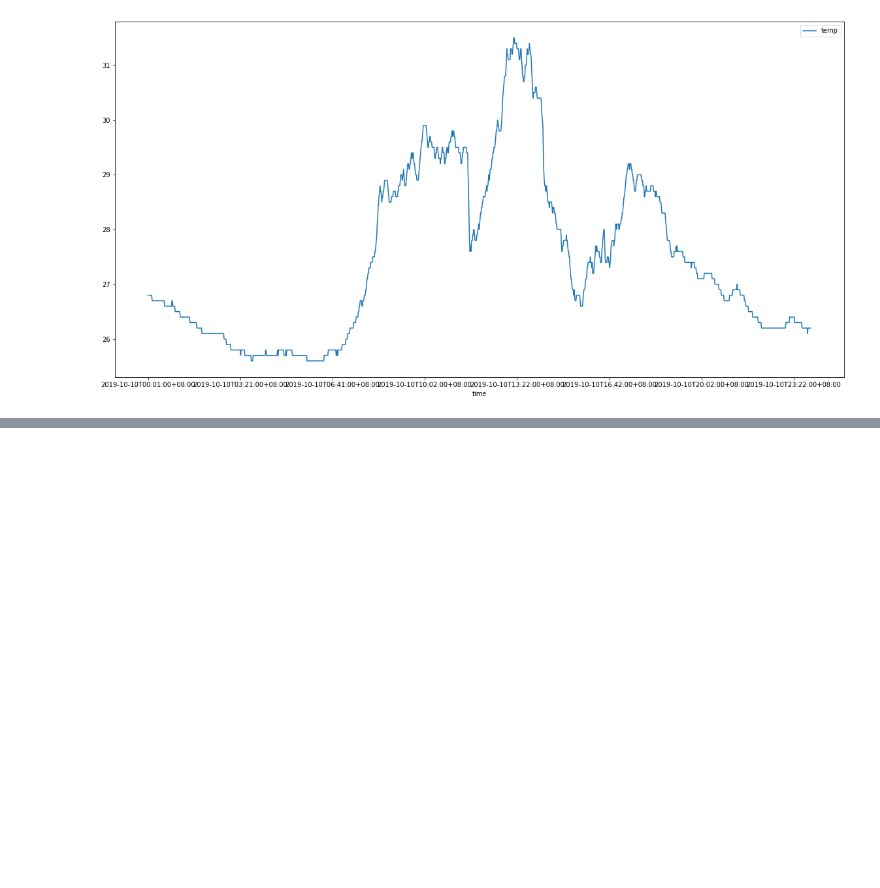
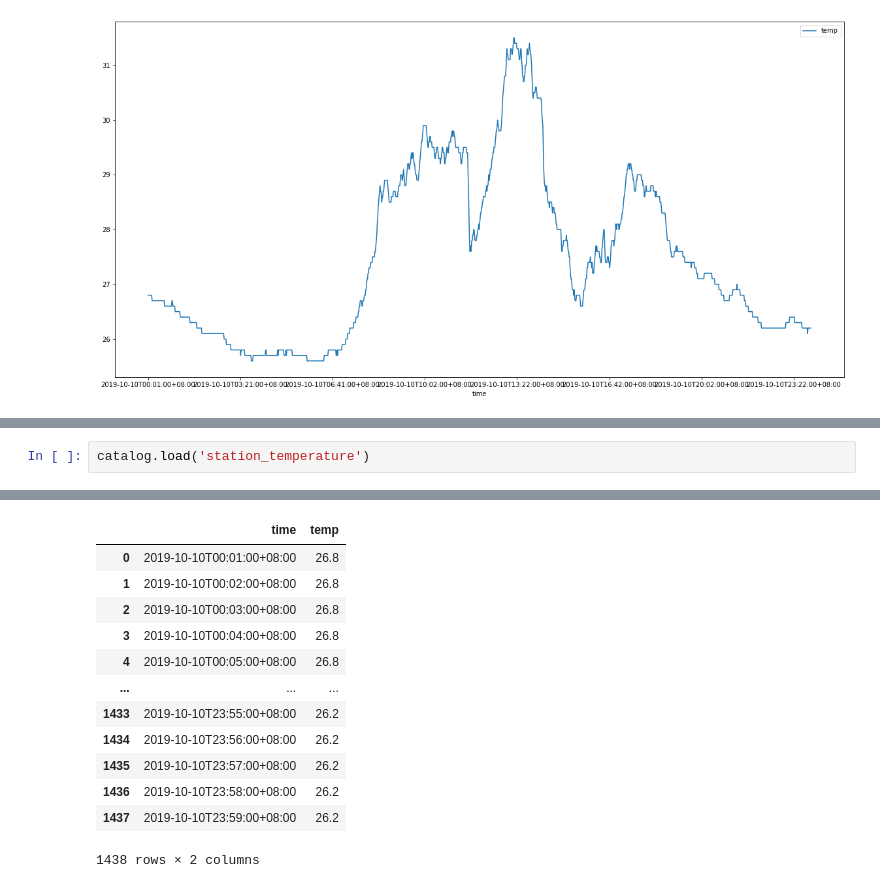
Before and after one commit to Saitop/sg_agi, a Jupyter notebook: notebooks/temperature_nodes.ipynb, the cells around one changed output, grey strips where cells are left out. Drawn from its saved outputs; the diff is of its cells as text; blank space fills up the shorter version.

```diff
--- a/notebooks/temperature_nodes.ipynb
+++ b/notebooks/temperature_nodes.ipynb
@@ -52,0 +65,3 @@ pd.DataFrame(output).plot(x="time", figsize=(20, 10))
+# %%
+catalog.load('station_temperature')
+# %% [output]
@@ -52,0 +69,13 @@ pd.DataFrame(output).plot(x="time", figsize=(20, 10))
+|  | time | temp |
+| 0 | 2019-10-10T00:01:00+08:00 | 26.8 |
+| 1 | 2019-10-10T00:02:00+08:00 | 26.8 |
+| 2 | 2019-10-10T00:03:00+08:00 | 26.8 |
+| 3 | 2019-10-10T00:04:00+08:00 | 26.8 |
+| 4 | 2019-10-10T00:05:00+08:00 | 26.8 |
+| ... | ... | ... |
+| 1433 | 2019-10-10T23:55:00+08:00 | 26.2 |
+| 1434 | 2019-10-10T23:56:00+08:00 | 26.2 |
+| 1435 | 2019-10-10T23:57:00+08:00 | 26.2 |
+| 1436 | 2019-10-10T23:58:00+08:00 | 26.2 |
+| 1437 | 2019-10-10T23:59:00+08:00 | 26.2 |
+1438 rows × 2 columns
```
Also changed, not shown: parts of 5 cells of this notebook.
